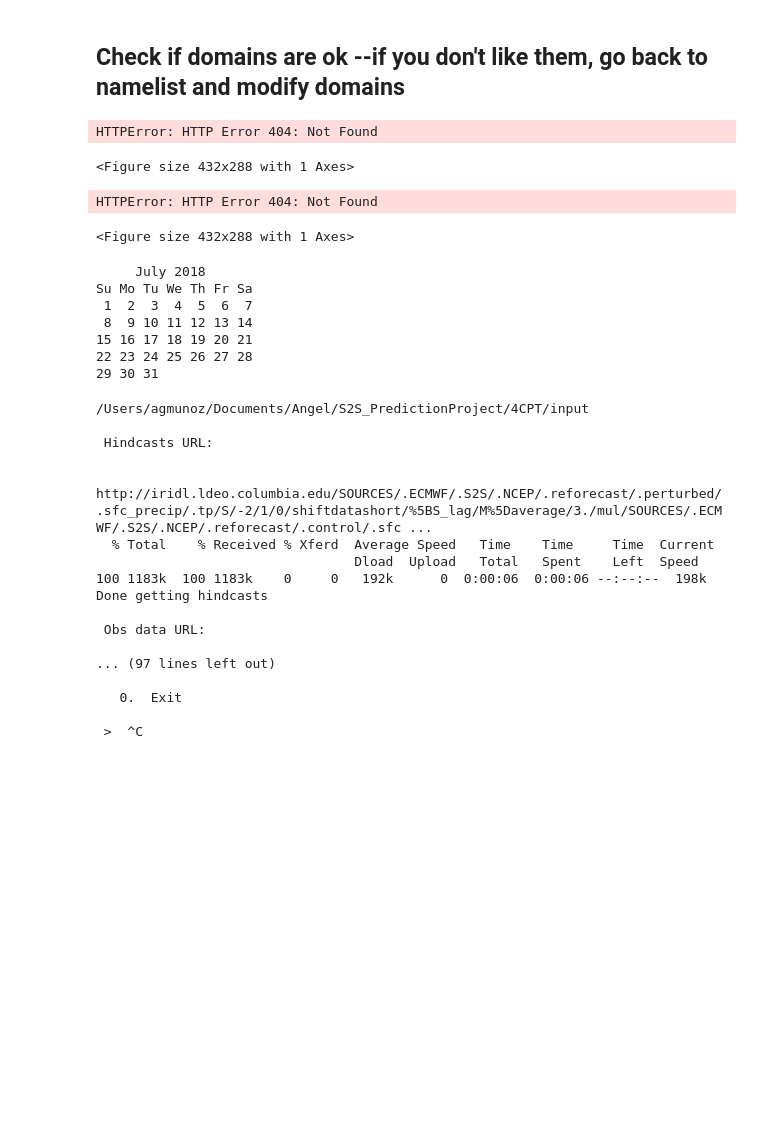
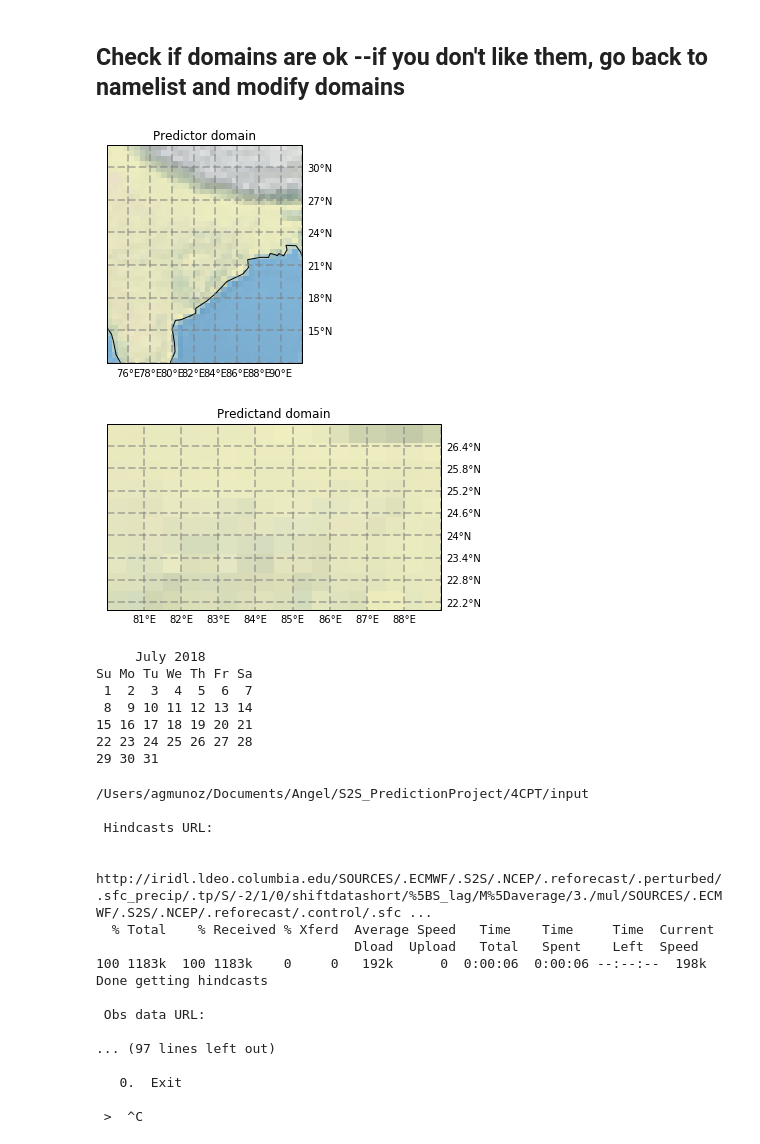
Before and after one commit to agmunozs/PyCPT, a Jupyter notebook: PyCPT_v1.ipynb, the cells around one changed output. Cells and saved outputs as stored; diff of their text form; code cells hidden in the pictures; blank space fills up the shorter version.

```diff
--- a/PyCPT_v1.ipynb
+++ b/PyCPT_v1.ipynb
@@ -139,45 +139,43 @@ def pltdomain(loni,lone,lati,late,title):
     ax.stock_img()
 
     # Create a feature for States/Admin 1 regions at 1:50m from Natural Earth
     states_provinces = feature.NaturalEarthFeature(
         category='cultural',
         name='admin_1_states_provinces_lines',
         scale='50ml',
         facecolor='none')
 
     ax.add_feature(feature.LAND)
     ax.add_feature(feature.COASTLINE)
-    ax.add_feature(states_provinces, edgecolor='gray')
+    #ax.add_feature(states_provinces, edgecolor='gray')
     ax.set_title(title)
     pl=ax.gridlines(crs=ccrs.PlateCarree(), draw_labels=True,
                   linewidth=2, color='gray', alpha=0.5, linestyle='--')
     pl.xlabels_top = False
     pl.ylabels_left = False
     pl.xformatter = LONGITUDE_FORMATTER
     pl.yformatter = LATITUDE_FORMATTER
 
     plt.show()
 
 #fig, ax = plt.subplots(1,2)
 #fig, (ax1,ax2) = plt.subplots(ncols=3, subplot_kw={'projection': ccrs.PlateCarree()})
 pltdomain(wlo1,elo1,nla1,sla1,'Predictor domain')
 pltdomain(wlo2,elo2,nla2,sla2,'Predictand domain')
 
 
 c=calendar.TextCalendar(calendar.SUNDAY)
 ax2=print(c.formatmonth(fyr,7))
 # %% [output]
+[figure, added]
+[figure, added]
-HTTPError: HTTP Error 404: Not Found
+     July 2018
+Su Mo Tu We Th Fr Sa
+ 1  2  3  4  5  6  7
+ 8  9 10 11 12 13 14
+15 16 17 18 19 20 21
+22 23 24 25 26 27 28
+29 30 31
-<Figure size 432x288 with 1 Axes>
-HTTPError: HTTP Error 404: Not Found
-<Figure size 432x288 with 1 Axes>
-     July 2018
-Su Mo Tu We Th Fr Sa
- 1  2  3  4  5  6  7
- 8  9 10 11 12 13 14
-15 16 17 18 19 20 21
-22 23 24 25 26 27 28
-29 30 31
 # %%
 for L in range(1):
    nday=day2[L]-day1[L]+1	# Length of target period (days)
```
